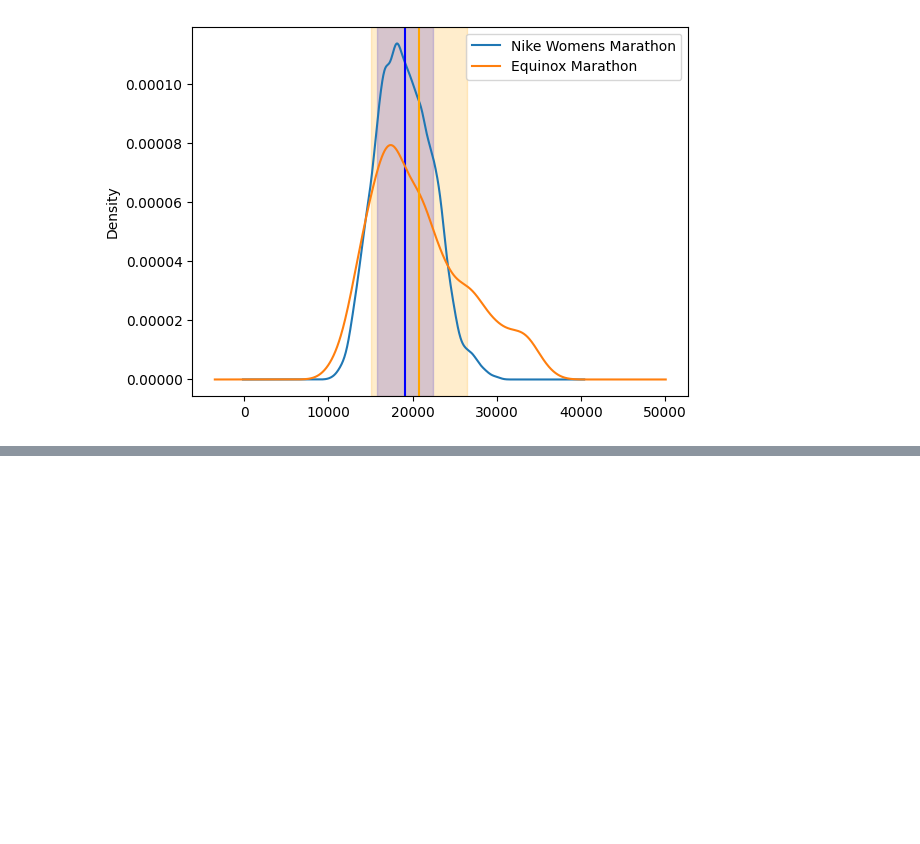
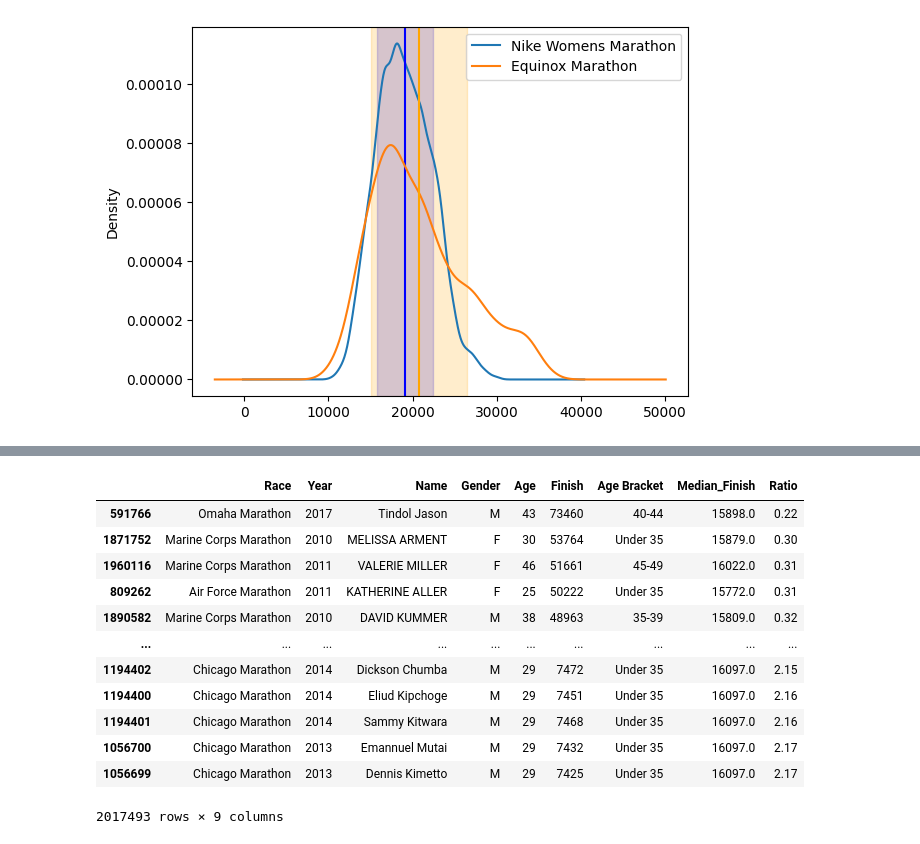
Before and after one commit to vitistatyagi/Marathon_EDA, a Jupyter notebook: marathon.ipynb, the cells around one changed output, grey strips where cells are left out. Saved outputs shown, nothing was run; the diff lists cells and outputs as text; code cells hidden in the pictures; blank space fills up the shorter version.

Commit message:
Analysis on Age-Gender normalization

```diff
--- a/marathon.ipynb
+++ b/marathon.ipynb
@@ -389,0 +395,3 @@ plt.legend()
+# %%
+summary= clean_age_df.groupby('Age')['Finish'].median().rename('Median_Finish').round(2)
+summary
@@ -389,0 +412,19 @@ plt.legend()
+# %%
+merge_df= pd.merge(left=clean_age_df, right=summary, how='inner', on='Age')
+# %%
+merge_df['Ratio']= (merge_df['Median_Finish']/merge_df['Finish']).round(2)
+merge_df.sort_values(by='Ratio', ascending=False)
+# %% [output]
+|  | Race | Year | Name | Gender | Age | Finish | Age Bracket | Median_Finish | Ratio |
+| 591766 | Omaha Marathon | 2017 | Tindol Jason | M | 43 | 73460 | 40-44 | 15898.0 | 0.22 |
+| 1871752 | Marine Corps Marathon | 2010 | MELISSA ARMENT | F | 30 | 53764 | Under 35 | 15879.0 | 0.30 |
+| 1960116 | Marine Corps Marathon | 2011 | VALERIE MILLER | F | 46 | 51661 | 45-49 | 16022.0 | 0.31 |
+| 809262 | Air Force Marathon | 2011 | KATHERINE ALLER | F | 25 | 50222 | Under 35 | 15772.0 | 0.31 |
+| 1890582 | Marine Corps Marathon | 2010 | DAVID KUMMER | M | 38 | 48963 | 35-39 | 15809.0 | 0.32 |
+| ... | ... | ... | ... | ... | ... | ... | ... | ... | ... |
+| 1194402 | Chicago Marathon | 2014 | Dickson Chumba | M | 29 | 7472 | Under 35 | 16097.0 | 2.15 |
+| 1194400 | Chicago Marathon | 2014 | Eliud Kipchoge | M | 29 | 7451 | Under 35 | 16097.0 | 2.16 |
+| 1194401 | Chicago Marathon | 2014 | Sammy Kitwara | M | 29 | 7468 | Under 35 | 16097.0 | 2.16 |
+| 1056700 | Chicago Marathon | 2013 | Emannuel Mutai | M | 29 | 7432 | Under 35 | 16097.0 | 2.17 |
+| 1056699 | Chicago Marathon | 2013 | Dennis Kimetto | M | 29 | 7425 | Under 35 | 16097.0 | 2.17 |
+2017493 rows × 9 columns
```
Also changed, not shown: parts of 5 cells of this notebook.
